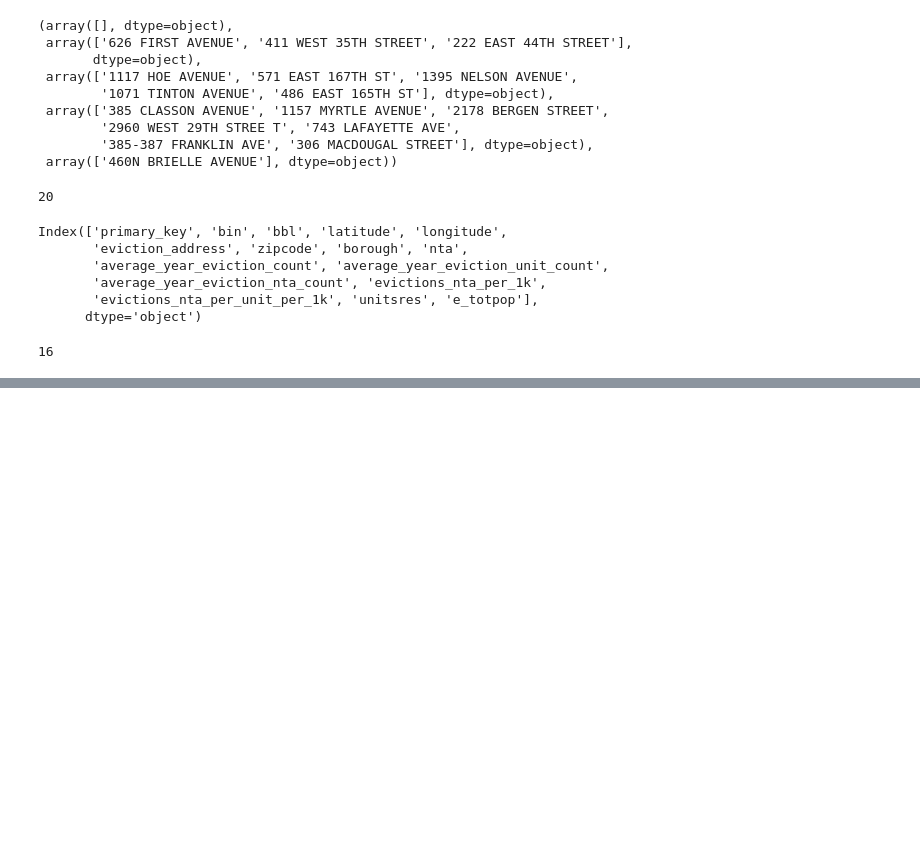
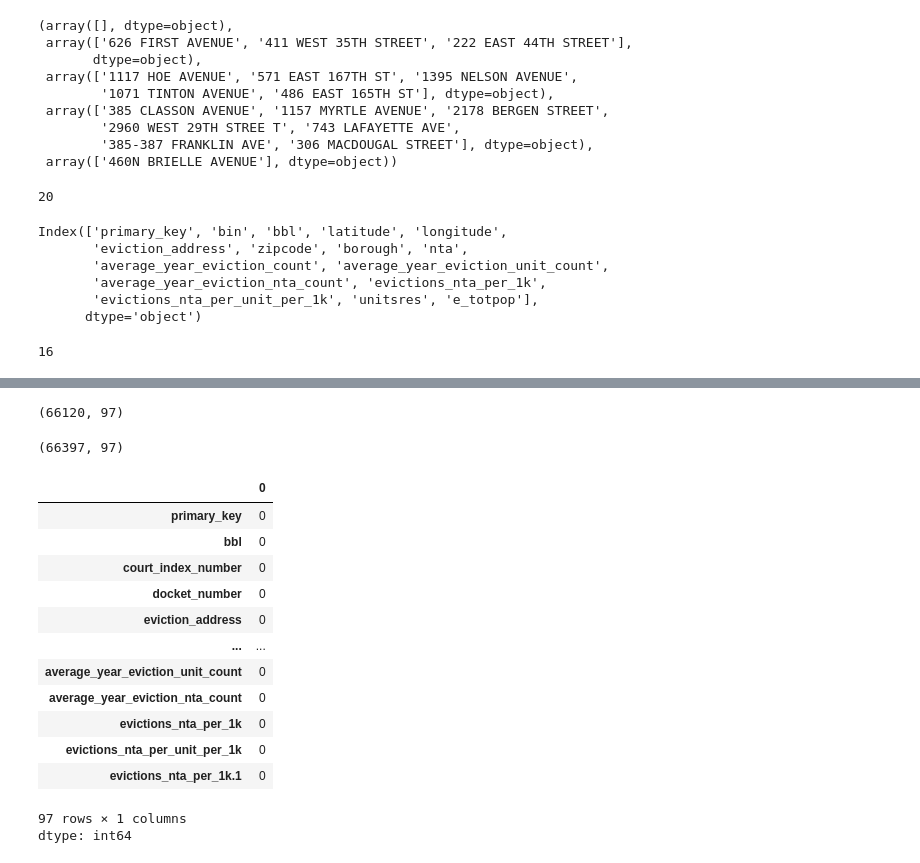
Before and after one commit to simaoalicechen/NYC_Landlord_Behavior_Analysis_Project, a Jupyter notebook: Part_2.7_add_normalized_evication_rates_nta.ipynb, the cells around one changed output, grey strips where cells are left out. Drawn from its saved outputs; the diff is of its cells as text; code cells hidden in the pictures; blank space fills up the shorter version.

```diff
--- a/Part_2.7_add_normalized_evication_rates_nta.ipynb
+++ b/Part_2.7_add_normalized_evication_rates_nta.ipynb
@@ -820,0 +833,4 @@ merged_df_covid.shape
+# %%
+good_data.shape
+# %% [output]
+(66120, 97)
@@ -820,0 +866,21 @@ merged_df_covid.shape
+# %%
+eviction_df_corrected.shape
+# %% [output]
+(66397, 97)
+# %%
+merged_df.isna().sum()
+# %% [output]
+|  | 0 |
+| primary_key | 0 |
+| bbl | 0 |
+| court_index_number | 0 |
+| docket_number | 0 |
+| eviction_address | 0 |
+| ... | ... |
+| average_year_eviction_unit_count | 0 |
+| average_year_eviction_nta_count | 0 |
+| evictions_nta_per_1k | 0 |
+| evictions_nta_per_unit_per_1k | 0 |
+| evictions_nta_per_1k.1 | 0 |
+97 rows × 1 columns
+dtype: int64
```
Also changed, not shown: parts of 38 cells of this notebook.
